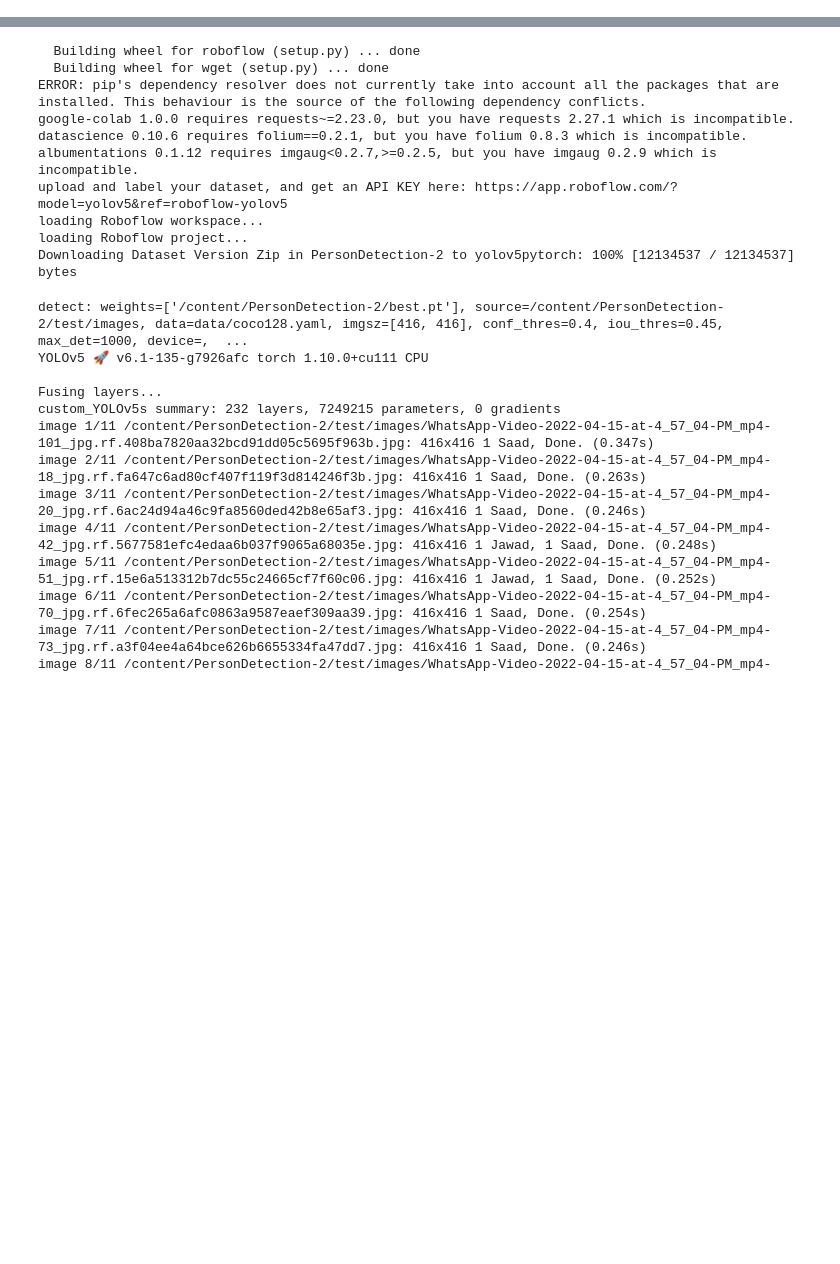
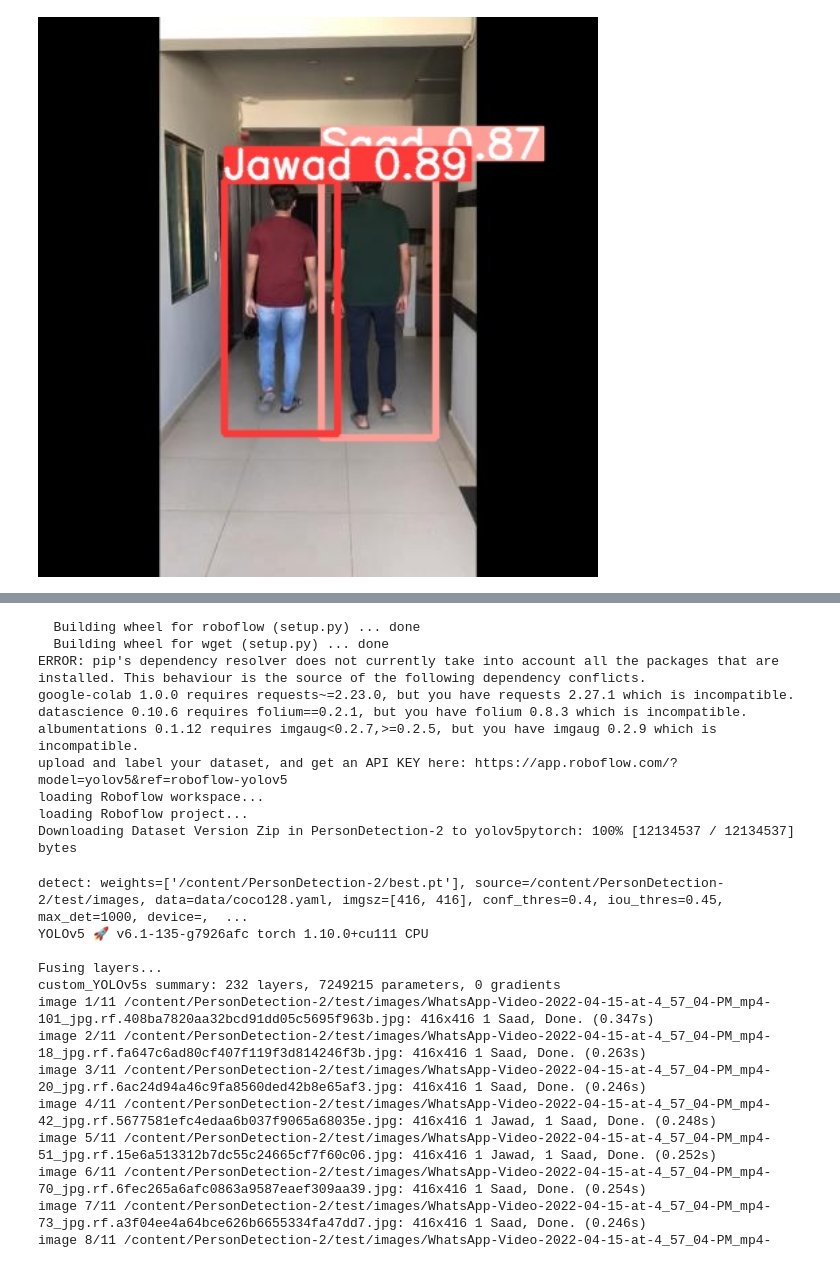
Before and after one commit to ImranRiazChohan/PersonDetection-Using-Yolov5, a Jupyter notebook: Detection.ipynb, the cells around one changed output, grey strips where cells are left out. Drawn from its saved outputs; the diff is of its cells as text; code cells hidden in the pictures; blank space fills up the shorter version.

```diff
--- a/Detection.ipynb
+++ b/Detection.ipynb
@@ -2,0 +111,4 @@
+# %%
+display.Image(filename='/content/yolov5/runs/detect/exp2/WhatsApp-Video-2022-04-15-at-4_57_04-PM_mp4-42_jpg.rf.5677581efc4edaa6b037f9065a68035e.jpg', width=600)
+# %% [output]
+[figure, added]
```
Also changed, not shown: parts of 12 cells of this notebook.
